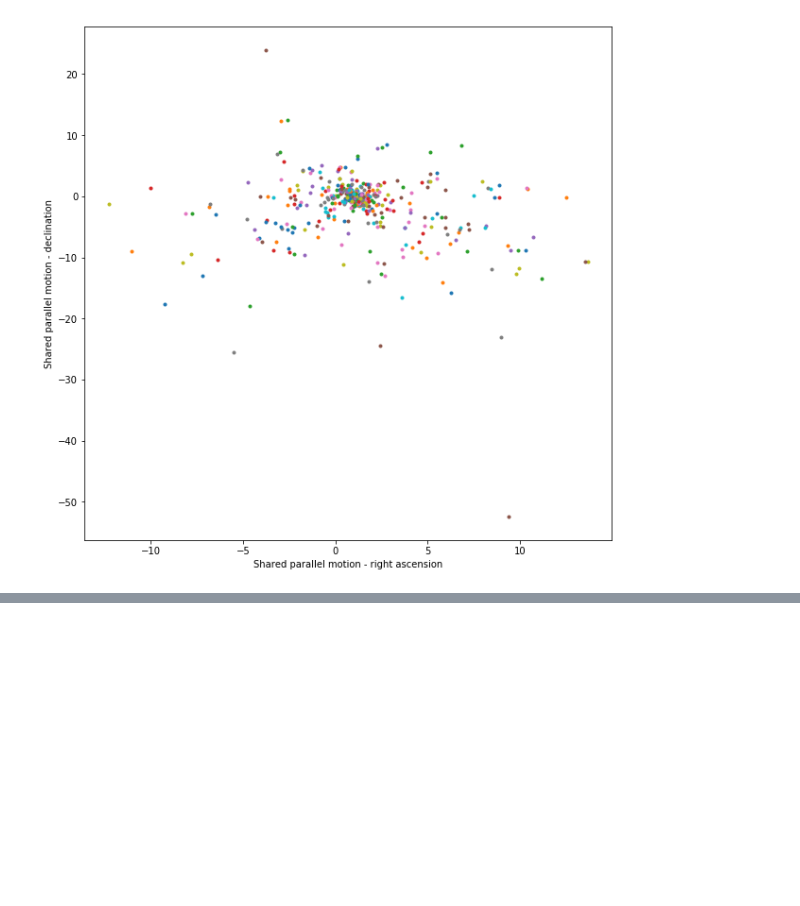
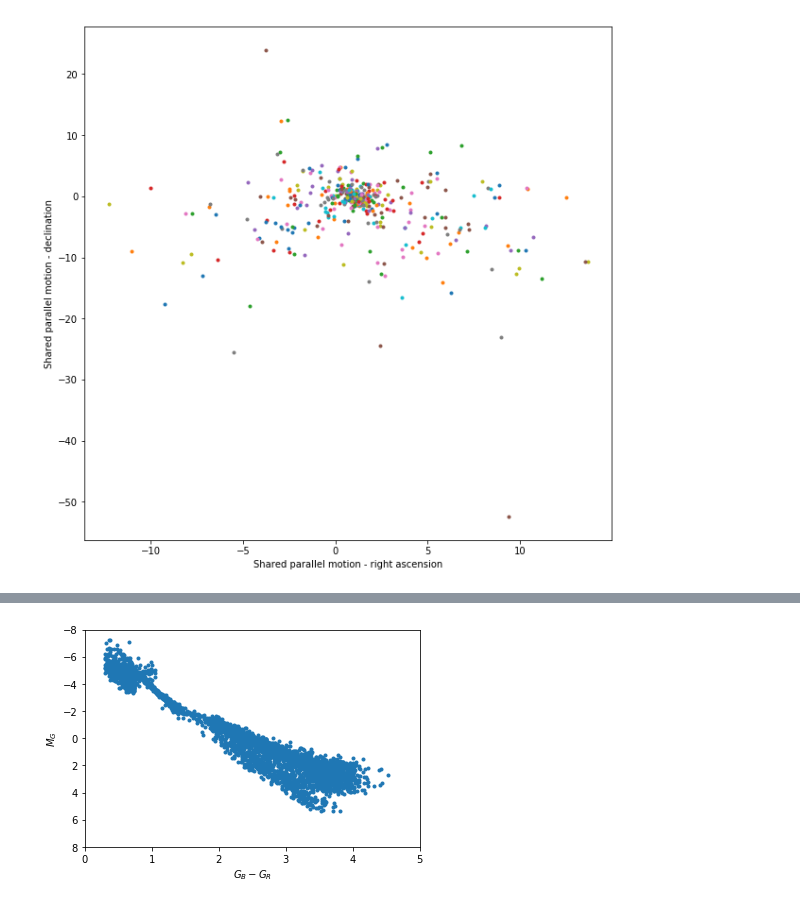
Before and after one commit to aidantmcb/OrionProperMotions, a Jupyter notebook: OrionTripleStars-IntrinsicMotions.ipynb, the cells around one changed output, grey strips where cells are left out. Saved outputs shown, nothing was run; the diff lists cells and outputs as text; code cells hidden in the pictures; blank space fills up the shorter version.

```diff
--- a/OrionTripleStars-IntrinsicMotions.ipynb
+++ b/OrionTripleStars-IntrinsicMotions.ipynb
@@ -380,0 +394,12 @@ populatedTable.write('MatchedPairData.fits', format = 'fits', overwrite = True)
+# %%
+fake1 = Table.read('c:\\Users\\sahal\\2018TrinaryWork\\Archive\\fake1.fits')
+fake2 = Table.read('c:\\Users\\sahal\\2018TrinaryWork\\Archive\\fake2.fits')
+fake3 = Table.read('c:\\Users\\sahal\\2018TrinaryWork\\Archive\\fake3.fits')
+fake4 = Table.read('c:\\Users\\sahal\\2018TrinaryWork\\Archive\\fake4.fits')
+fake5 = Table.read('c:\\Users\\sahal\\2018TrinaryWork\\Archive\\fake5.fits')
+fake6 = Table.read('c:\\Users\\sahal\\2018TrinaryWork\\Archive\\fake6.fits')
+fake7 = Table.read('c:\\Users\\sahal\\2018TrinaryWork\\Archive\\fake7.fits')
+fake8 = Table.read('c:\\Users\\sahal\\2018TrinaryWork\\Archive\\fake8.fits')
+fake9 = Table.read('c:\\Users\\sahal\\2018TrinaryWork\\Archive\\fake9.fits')
+fake10 = Table.read('c:\\Users\\sahal\\2018TrinaryWork\\Archive\\fake10.fits')
+fake1.info
@@ -380,0 +420,12 @@ populatedTable.write('MatchedPairData.fits', format = 'fits', overwrite = True)
+# %%
+
+mg = [G + 5 - 5*(log10(1000/p)) for G, p in zip(fake1['ABSG'], fake1['PARALLAX'])]
+# %%
+plt.plot(fake1['BP_RP'],mg, '.')
+plt.xlim(0,5)
+plt.ylim(8,-8)
+plt.xlabel("$G_B - G_R$")
+plt.ylabel("$M_G$")
+plt.show()
+# %% [output]
+[figure, added]
```
Also changed, not shown: parts of 28 cells of this notebook, 23 other files.
